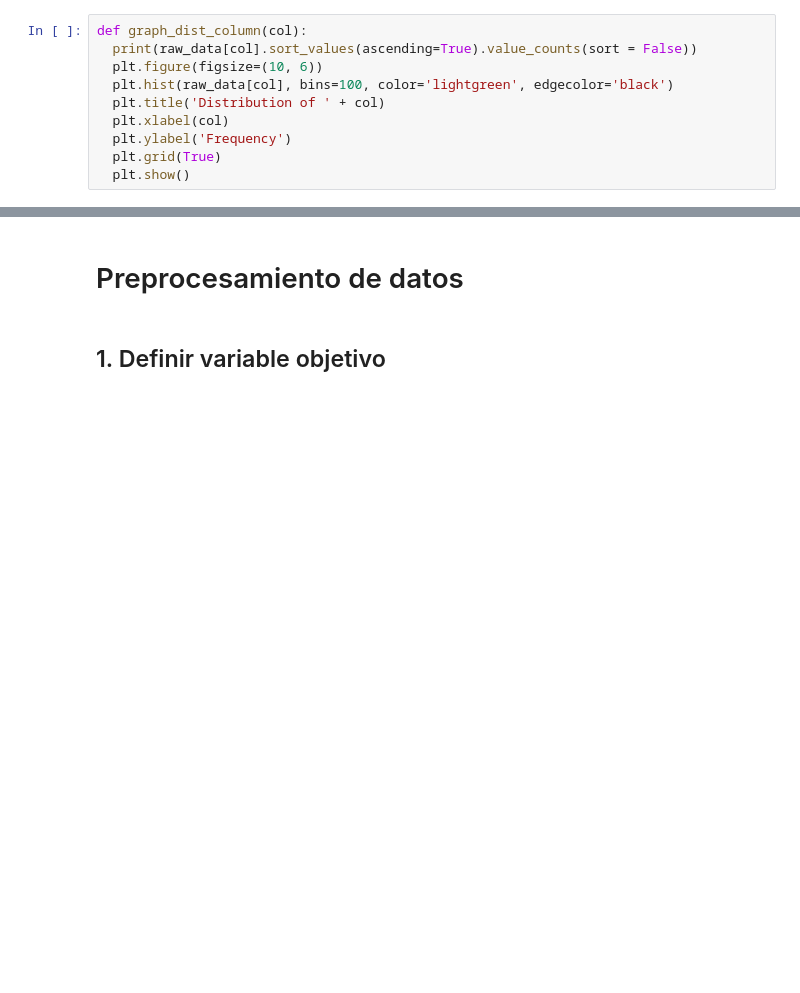
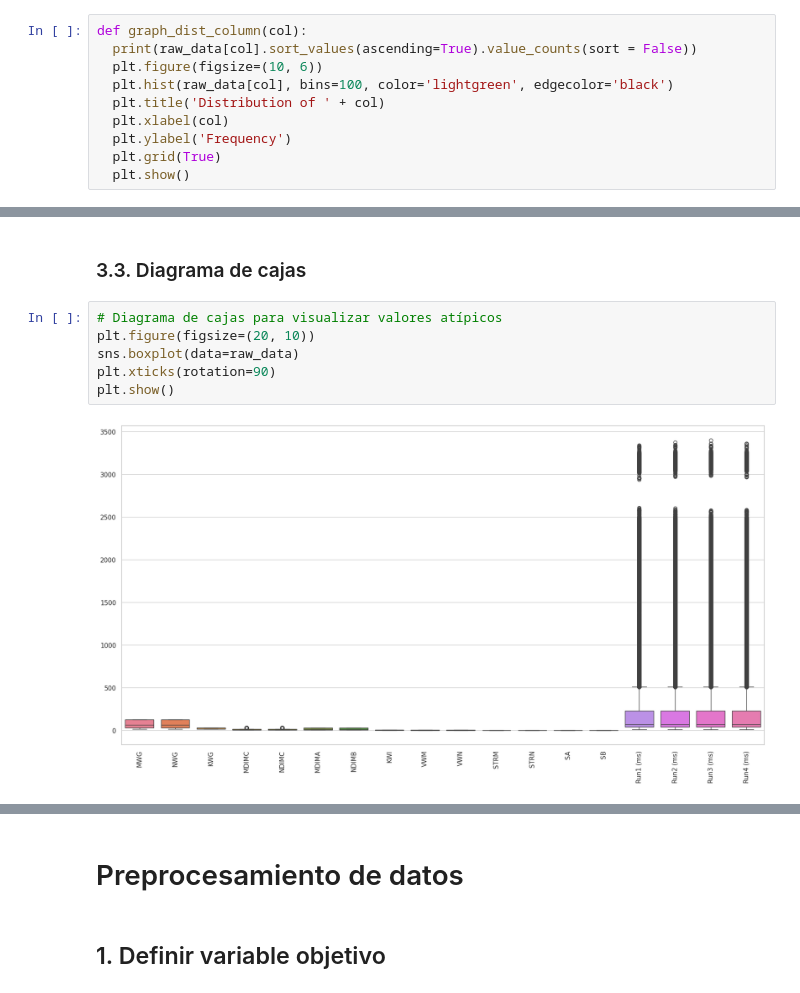
Before and after one commit to daneelsan/INF648-Project, a Jupyter notebook: notebooks/entregable-03-grupo-01.ipynb, the cells around one changed output, grey strips where cells are left out. Saved outputs shown, nothing was run; the diff lists cells and outputs as text; blank space fills up the shorter version.

```diff
--- a/notebooks/entregable-03-grupo-01.ipynb
+++ b/notebooks/entregable-03-grupo-01.ipynb
@@ -171,0 +188,10 @@ Name: count, dtype: int64
+# %% [markdown]
+### 3.3. Diagrama de cajas
+# %%
+# Diagrama de cajas para visualizar valores atípicos
+plt.figure(figsize=(20, 10))
+sns.boxplot(data=raw_data)
+plt.xticks(rotation=90)
+plt.show()
+# %% [output]
+[figure, added]
```
Also changed, not shown: parts of 10 cells of this notebook.
